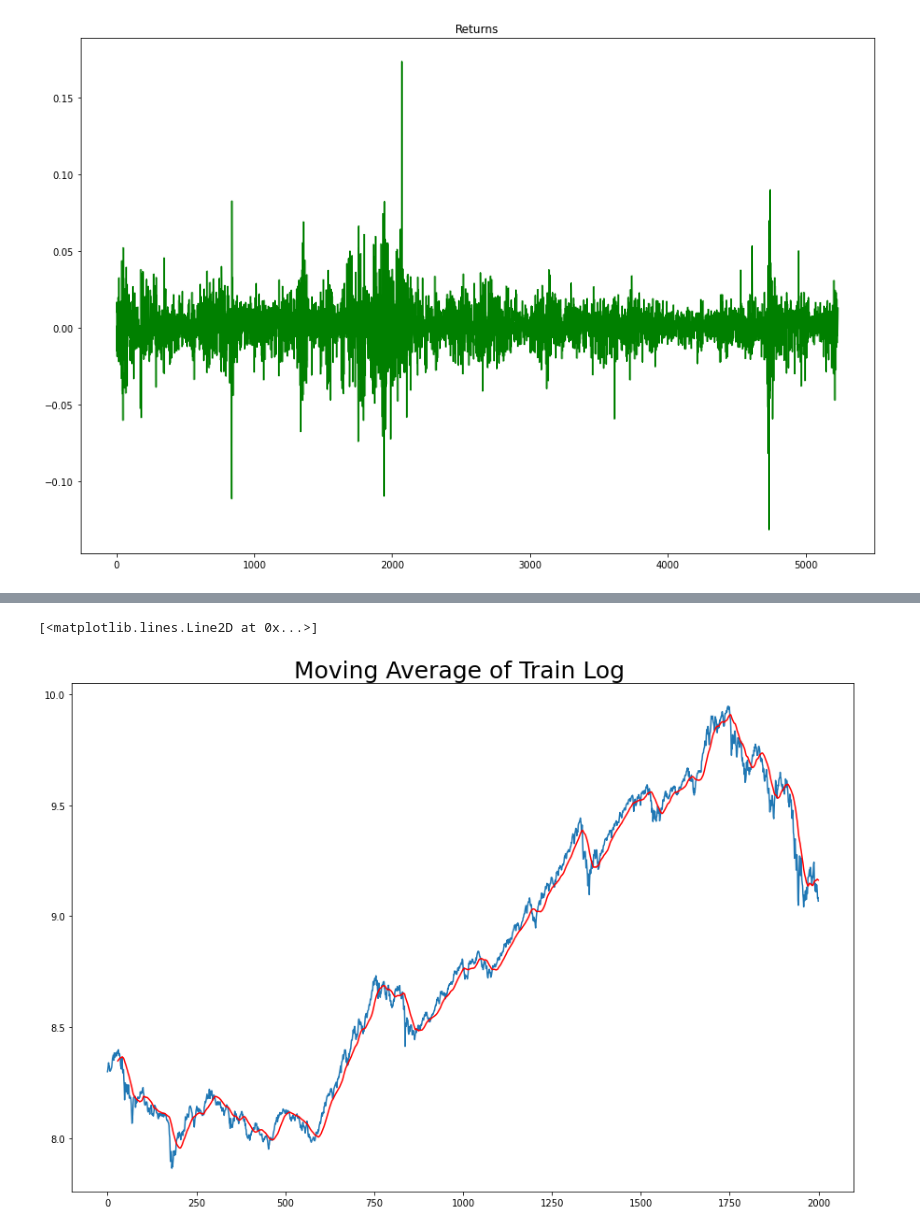
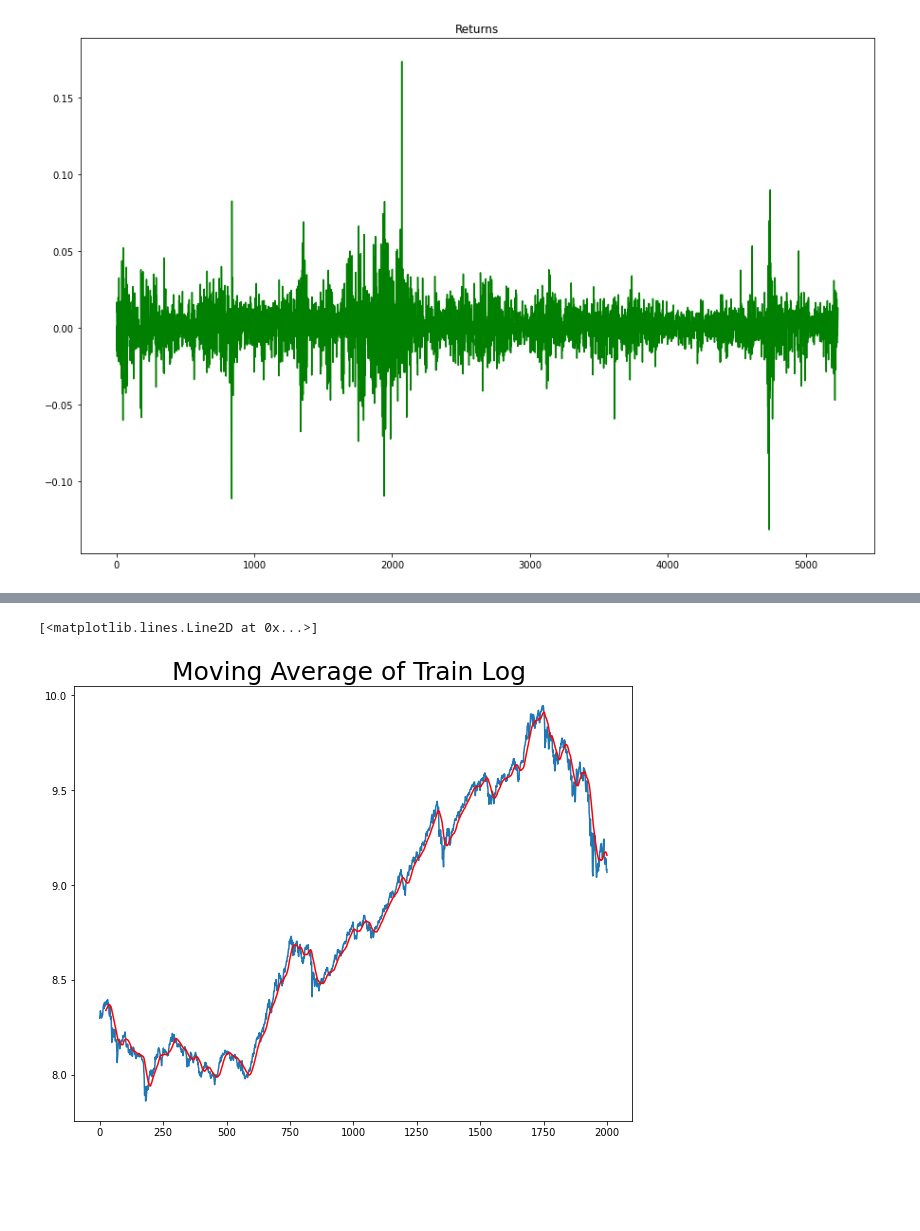
Before and after one commit to chaitsugale/Stock-Market-Prediction-The-Spark-Foundation-, a Jupyter notebook: Stock_Market_Prediction_Using_Numerical_and_Textual_Analysis(The_Spark_Foundation).ipynb, the cells around one changed output, grey strips where cells are left out. Cells and saved outputs as stored; diff of their text form; code cells hidden in the pictures; blank space fills up the shorter version.

```diff
--- a/Stock_Market_Prediction_Using_Numerical_and_Textual_Analysis(The_Spark_Foundation).ipynb
+++ b/Stock_Market_Prediction_Using_Numerical_and_Textual_Analysis(The_Spark_Foundation).ipynb
@@ -277,14 +280,14 @@ Failed to Reject the Null Hypothesis (HO) Test and Time Series is Non Stationary
 # %%
 bse_train_log = np.log(bse_train['Close'])
 bse_test_log = np.log(bse_test['Close'])
 
-moving_avg = bse_train_log.rolling(30).mean()
+moving_avg_train = bse_train_log.rolling(25).mean()
 
-plt.figure(figsize = (15,10))
+plt.figure(figsize = (10,8))
 plt.title('Moving Average of Train Log ',fontsize = 25)
 plt.plot(bse_train_log)
-plt.plot(moving_avg,color = 'red')
+plt.plot(moving_avg_train,color = 'red')
 # %% [output]
 [<matplotlib.lines.Line2D at 0x...>]
-[figure, old version]
+[figure, new version]
 # %%
```
Also changed, not shown: parts of 14 cells of this notebook.
